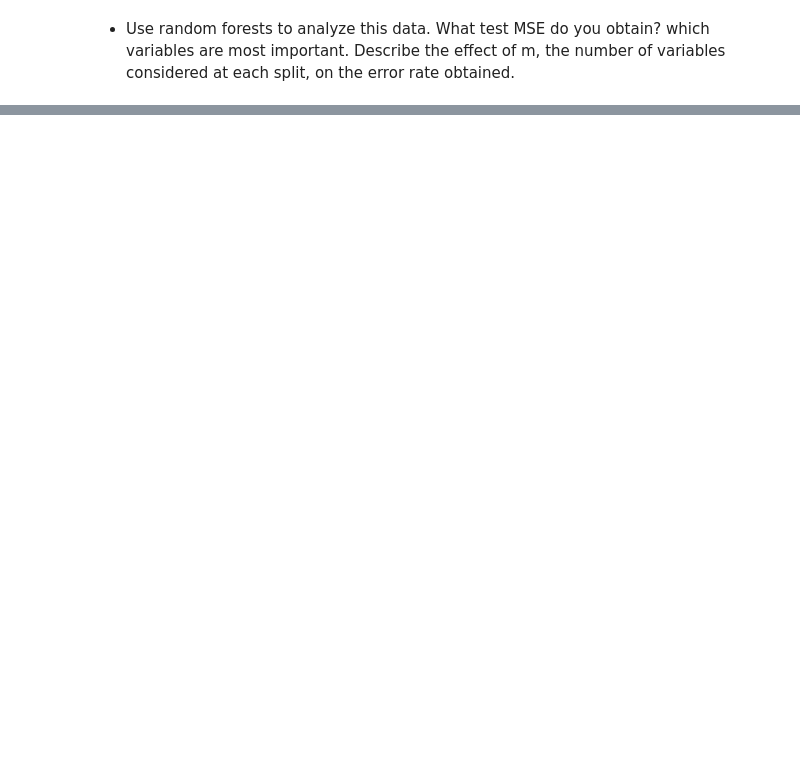
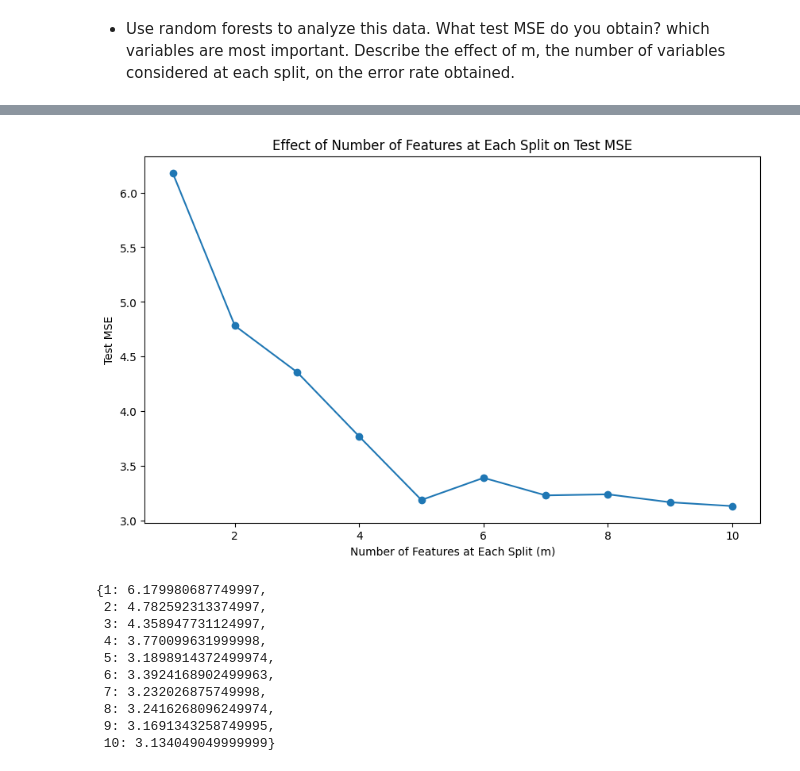
Before and after one commit to peyman886/machine-learning-coursework, a Jupyter notebook: Bahrak 1402-1/HomeWork/HW05/New folder/Machine_Learning_HW05 (1).ipynb, the cells around one changed output, grey strips where cells are left out. Cells and saved outputs as stored; diff of their text form; code cells hidden in the pictures; blank space fills up the shorter version.

```diff
--- a/Bahrak 1402-1/HomeWork/HW05/New folder/Machine_Learning_HW05 (1).ipynb
+++ b/Bahrak 1402-1/HomeWork/HW05/New folder/Machine_Learning_HW05 (1).ipynb
@@ -920,0 +1117,40 @@ the results. What test MSE do you obtain?
+# %%
+# Number of features in the dataset
+n_features = X_train.shape[1]
+
+# Range of 'm' values to test (from 1 to the total number of features)
+m_values = range(1, n_features + 1)
+
+# Dictionary to store MSE for each 'm' value
+mse_values = {}
+
+for m in m_values:
+    # Create and fit random forest with 'max_features' set to 'm'
+    rf = RandomForestRegressor(n_estimators=100, max_features=m, random_state=42)
+    rf.fit(X_train, y_train)
+
+    # Predict on test set and calculate MSE
+    y_pred = rf.predict(X_test)
+    mse_values[m] = mean_squared_error(y_test, y_pred)
+
+# Plotting MSE values for different 'm'
+plt.figure(figsize=(10, 6))
+plt.plot(list(mse_values.keys()), list(mse_values.values()), marker='o')
+plt.xlabel('Number of Features at Each Split (m)')
+plt.ylabel('Test MSE')
+plt.title('Effect of Number of Features at Each Split on Test MSE')
+plt.show()
+
+mse_values
+# %% [output]
+[figure, added]
+{1: 6.179980687749997,
+ 2: 4.782592313374997,
+ 3: 4.358947731124997,
+ 4: 3.770099631999998,
+ 5: 3.1898914372499974,
+ 6: 3.3924168902499963,
+ 7: 3.232026875749998,
+ 8: 3.2416268096249974,
+ 9: 3.1691343258749995,
+ 10: 3.134049049999999}
```
Also changed, not shown: parts of 23 cells of this notebook.
